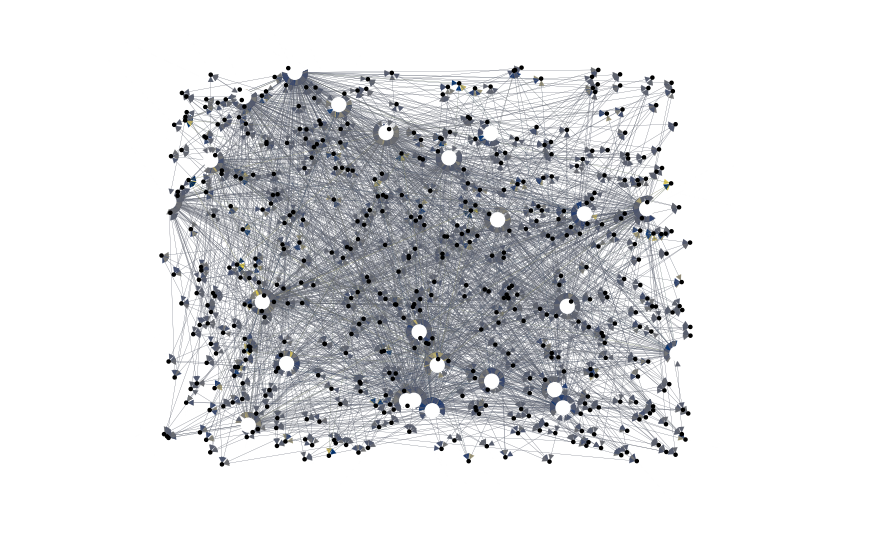
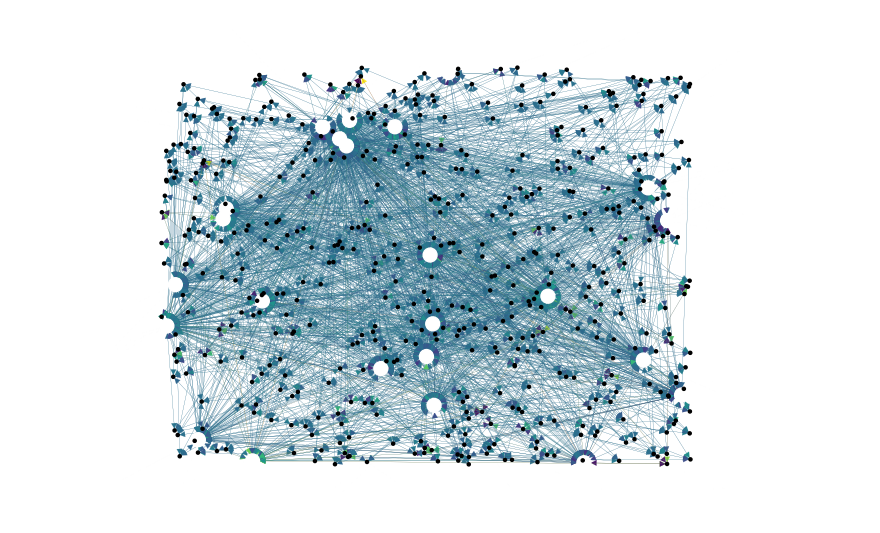
Before and after one commit to equinor/arcs, a Jupyter notebook: examples/example1.ipynb, the cells around one changed output. Cells and saved outputs as stored; diff of their text form; code cells hidden in the pictures.

```diff
--- a/examples/example1.ipynb
+++ b/examples/example1.ipynb
@@ -7,23 +7,26 @@ from arcs.setup_functions import GraphGenerator
 # %%
 graph = GraphGenerator().from_file(filename='../tests/test_dft_data.json',temperature=100,pressure=1)
 # %%
+import matplotlib.pyplot as plt
+import networkx as nx
+import numpy as np
 G = graph
-import matplotlib.pyplot as plt
-
-import networkx as nx
 
 node_colours= []
 node_sizes = []
 for node in list(G.nodes):
     if isinstance(node,int):
         node_colours.append('black')
         node_sizes.append(5)
     else:
         node_colours.append('white')
         node_sizes.append(100)
 
 edges,weights = zip(*nx.get_edge_attributes(G,'weight').items())
+vmin = np.min(weights)
+vmax = np.max(weights)
+cmap = plt.cm.viridis
 
-nx.draw_random(G,node_color=node_colours,node_size=node_sizes,edgelist=edges,edge_color=weights,width=0.1,edge_cmap=plt.cm.cividis)
+nx.draw_random(G,node_color=node_colours,node_size=node_sizes,edgelist=edges,edge_color=weights,width=0.1,edge_cmap=cmap,vmin=vmin,vmax=vmax)
 # %% [output]
-[figure, old version]
+[figure, new version]
```
Also changed, not shown: 1 other file.
